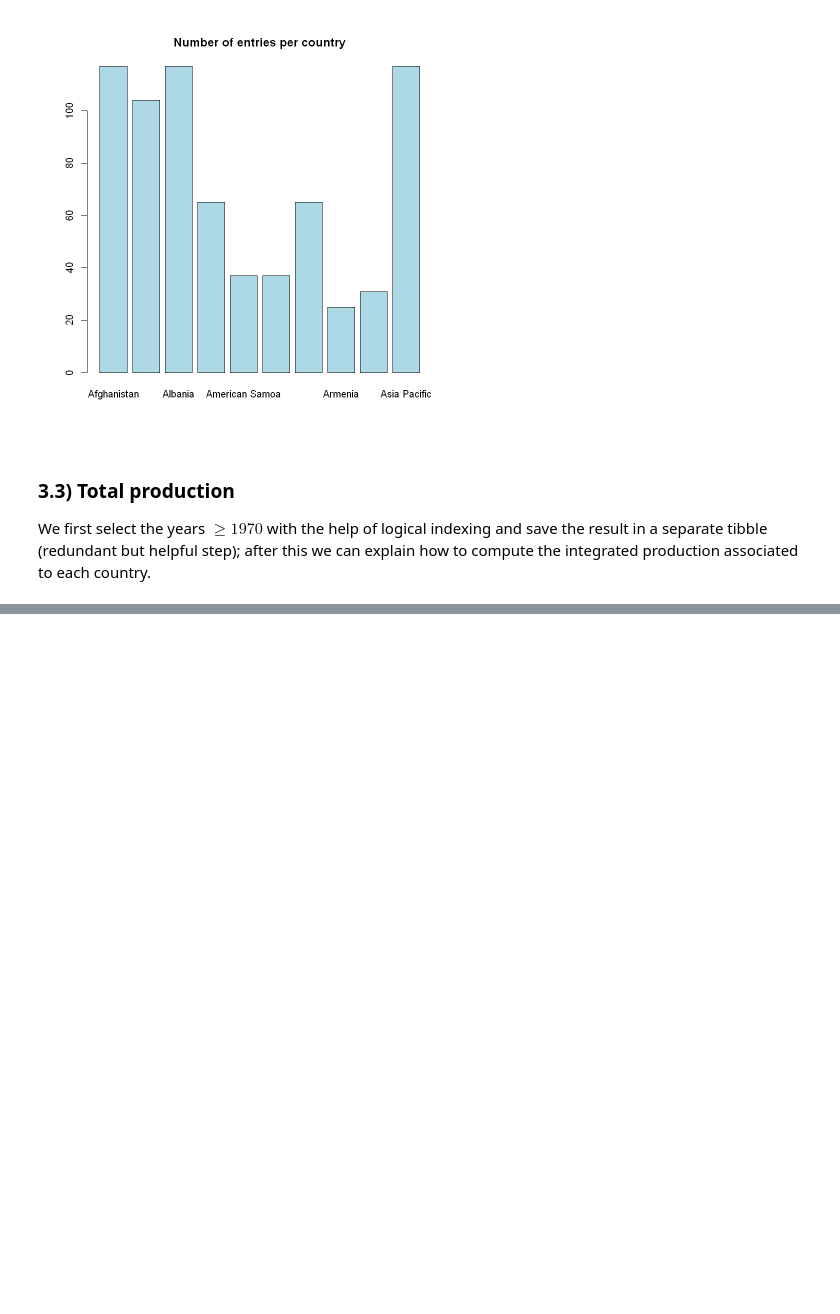
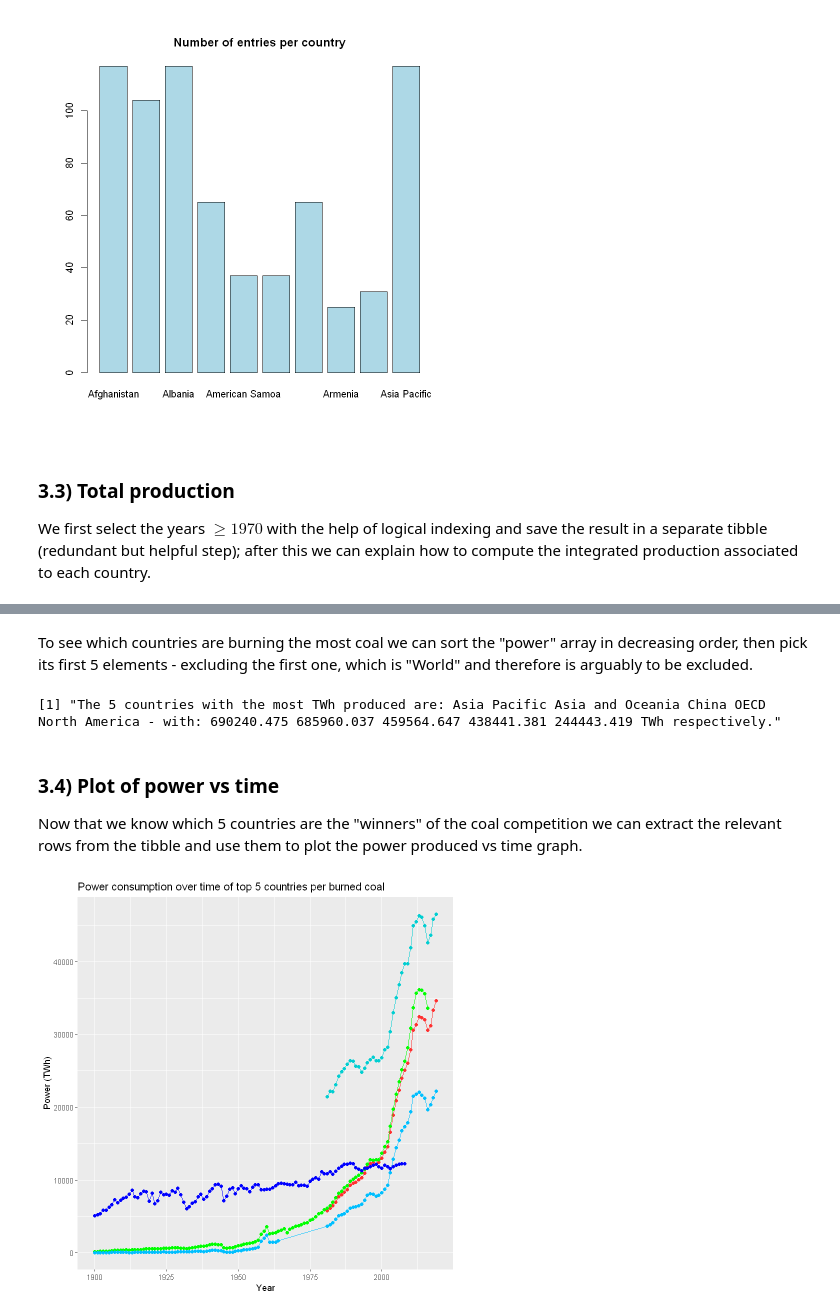
Before and after one commit to marco-giunta/AdvStatPhysAn, a Jupyter notebook: compito_1.ipynb, the cells around one changed output, grey strips where cells are left out. Saved outputs shown, nothing was run; the diff lists cells and outputs as text; code cells hidden in the pictures; blank space fills up the shorter version.

```diff
--- a/compito_1.ipynb
+++ b/compito_1.ipynb
@@ -419,0 +396,8 @@ coal$Year[coal$Year>1969]
+# %%
+power <- rep(0, times=n.countries) #we initialize our array to n.countries zeros
+for (i in 1:n.countries) {
+    power[i] <- sum(coal.1970$TWh[coal.1970$Country == countries[i]])
+}
+
+names(power) <- countries
+power
@@ -419,0 +422,37 @@ coal$Year[coal$Year>1969]
+# %% [markdown]
+To see which countries are burning the most coal we can sort the "power" array in decreasing order, then pick its first 5 elements - excluding the first one, which is "World" and therefore is arguably to be excluded.
+# %%
+sorted_power <- sort(power,dec=TRUE)
+message <- c("The 5 countries with the most TWh produced are:",names(sorted_power[2:6]),"- with:",sorted_power[2:6],
+             "TWh respectively.")
+print(paste(message,sep=" ",collapse=" "))
+# %% [output]
+[1] "The 5 countries with the most TWh produced are: Asia Pacific Asia and Oceania China OECD North America - with: 690240.475 685960.037 459564.647 438441.381 244443.419 TWh respectively."
+# %% [markdown]
+### 3.4) Plot of power vs time
+Now that we know which 5 countries are the "winners" of the coal competition we can extract the relevant rows from the tibble and use them to plot the power produced vs time graph.
+# %%
+colors <- c("darkturquoise","firebrick1","green","deepskyblue","blue")
+n_countries_to_plot <- 5
+g <- ggplot() #it's best not to put any data or aes here, since the data we will be plotting is a bit heterogeneous
+
+#important note: if we add stuff to a ggplot inside a loop then aes() will do "lazy evaluation", i.e. it will store which
+#function calls to do at the end of the loop and do no actual calls in any given iteration. This means that every iteration
+#simply overwrites the function call to do at the end of the loop, and that ggplot simply shows the last computed plot.
+#To avoid this lazy evaluation behaviour we can force aes to do actual calls immediately; the easieast way to achieve this
+#is to swap aes with aes_ while inside the loop!
+#See https://stackoverflow.com/questions/44317502/update-a-ggplot-using-a-for-loop-r
+
+for (i in 1:n_countries_to_plot) {
+    v1 <- coal$Year[coal$Country == names(sorted_power)[i]] #x values
+    v2 <- coal$TWh[coal$Country == names(sorted_power)[i]] #y values
+    g <- g + geom_point(mapping = aes_(x = v1, y = v2), col = colors[i])
+    g <- g + geom_line(mapping = aes_(x = v1, y = v2), col = colors[i])
+    #g <- g + labs(colour = names(sorted_power)[i]) #doesn't seem to work?
+}
+
+g <- g + labs(x = "Year", y = "Power (TWh)")
+g <- g + ggtitle("Power consumption over time of top 5 countries per burned coal")
+g
+# %% [output]
+[figure, added]
```
Also changed, not shown: parts of 17 cells of this notebook.
